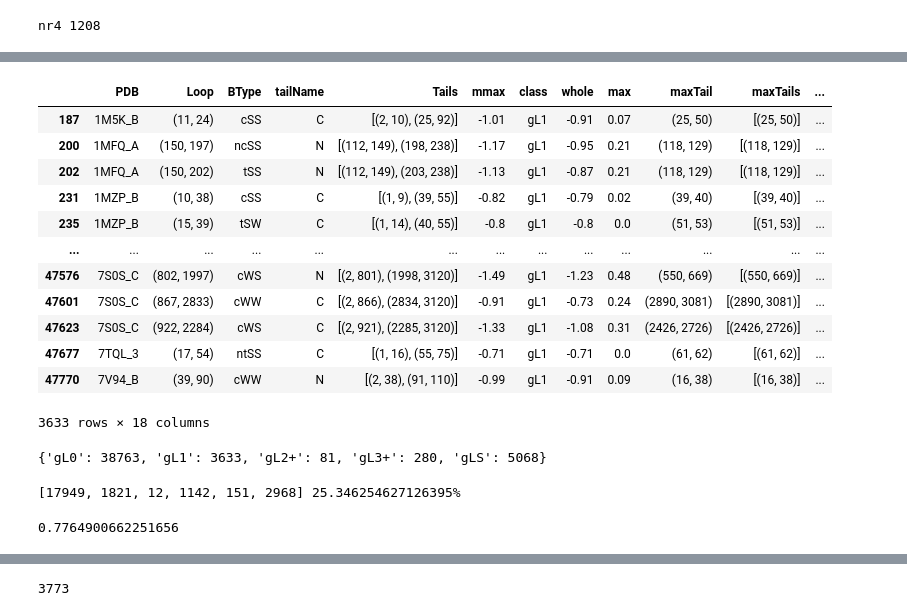
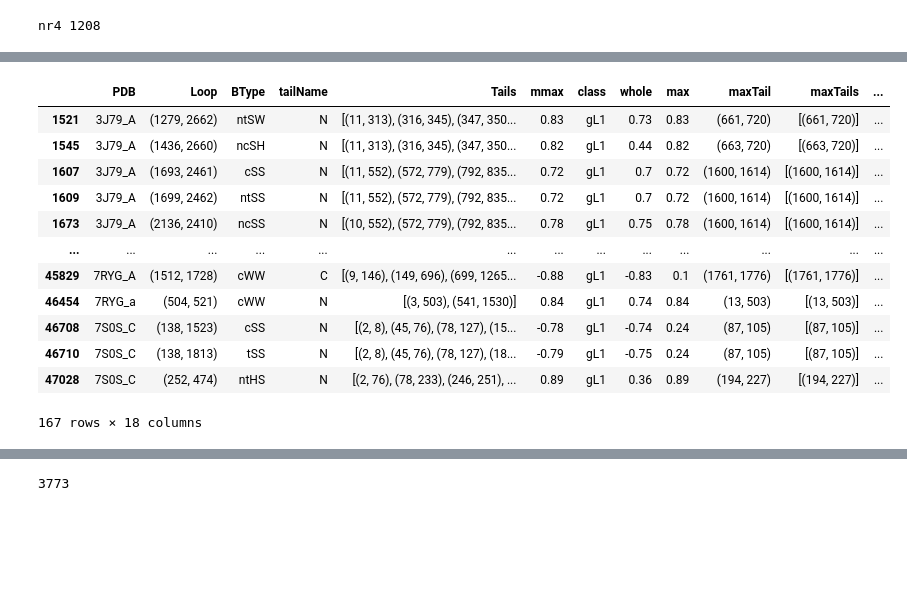
Before and after one commit to barbarajurzysta/GLN-RNA, a Jupyter notebook: analysis_new.ipynb, the cells around one changed output, grey strips where cells are left out. Drawn from its saved outputs; the diff is of its cells as text; code cells hidden in the pictures; blank space fills up the shorter version.

```diff
--- a/analysis_new.ipynb
+++ b/analysis_new.ipynb
@@ -123,10 +208,15 @@ def LTGaps(data,dirname):
+# %%
+dirs = ['maxbonds0', 'maxbonds1', 'maxbonds2', 'no_maxbonds']
 # %%
-data = splitDF("out.txt") # maxbonds = 0
-L = []
-for index,row in data.iterrows():
-    L.append(lens[row['PDB']])
-data['length'] = L    # dodaje dlugosci czasteczek do tabeli
+datas = []
+for d in dirs:
+    data = splitDF(f"results/{d}/out.txt")
+    L = []
+    for index,row in data.iterrows():
+        L.append(lens[row['PDB']])
+    data['length'] = L    # adding length of a chain to the dataframe
 
-lgaps,tgaps = LTGaps(data,'pliki/')
-data['LoopIdGaps'] = lgaps    # dziury w petli
-data['TailIdGaps'] = tgaps    # dziury w ogonie
+    lgaps,tgaps = LTGaps(data,'pliki/')
+    data['LoopIdGaps'] = lgaps    # gaps in the loop
+    data['TailIdGaps'] = tgaps    # gaps in the tail
+    datas.append(data)
@@ -149,16 +223,17 @@ data
 # %%
+data = datas[0]
 data[data['class'] == 'gL1']
 # %% [output]
 |  | PDB | Loop | BType | tailName | Tails | mmax | class | whole | max | maxTail | maxTails | ... |
-| 187 | 1M5K_B | (11, 24) | cSS | C | [(2, 10), (25, 92)] | -1.01 | gL1 | -0.91 | 0.07 | (25, 50) | [(25, 50)] | ... |
-| 200 | 1MFQ_A | (150, 197) | ncSS | N | [(112, 149), (198, 238)] | -1.17 | gL1 | -0.95 | 0.21 | (118, 129) | [(118, 129)] | ... |
-| 202 | 1MFQ_A | (150, 202) | tSS | N | [(112, 149), (203, 238)] | -1.13 | gL1 | -0.87 | 0.21 | (118, 129) | [(118, 129)] | ... |
-| 231 | 1MZP_B | (10, 38) | cSS | C | [(1, 9), (39, 55)] | -0.82 | gL1 | -0.79 | 0.02 | (39, 40) | [(39, 40)] | ... |
-| 235 | 1MZP_B | (15, 39) | tSW | C | [(1, 14), (40, 55)] | -0.8 | gL1 | -0.8 | 0.0 | (51, 53) | [(51, 53)] | ... |
+| 1521 | 3J79_A | (1279, 2662) | ntSW | N | [(11, 313), (316, 345), (347, 350... | 0.83 | gL1 | 0.73 | 0.83 | (661, 720) | [(661, 720)] | ... |
+| 1545 | 3J79_A | (1436, 2660) | ncSH | N | [(11, 313), (316, 345), (347, 350... | 0.82 | gL1 | 0.44 | 0.82 | (663, 720) | [(663, 720)] | ... |
+| 1607 | 3J79_A | (1693, 2461) | cSS | N | [(11, 552), (572, 779), (792, 835... | 0.72 | gL1 | 0.7 | 0.72 | (1600, 1614) | [(1600, 1614)] | ... |
+| 1609 | 3J79_A | (1699, 2462) | ntSS | N | [(11, 552), (572, 779), (792, 835... | 0.72 | gL1 | 0.7 | 0.72 | (1600, 1614) | [(1600, 1614)] | ... |
+| 1673 | 3J79_A | (2136, 2410) | ncSS | N | [(10, 552), (572, 779), (792, 835... | 0.78 | gL1 | 0.75 | 0.78 | (1600, 1614) | [(1600, 1614)] | ... |
 | ... | ... | ... | ... | ... | ... | ... | ... | ... | ... | ... | ... | ... |
-| 47576 | 7S0S_C | (802, 1997) | cWS | N | [(2, 801), (1998, 3120)] | -1.49 | gL1 | -1.23 | 0.48 | (550, 669) | [(550, 669)] | ... |
-| 47601 | 7S0S_C | (867, 2833) | cWW | C | [(2, 866), (2834, 3120)] | -0.91 | gL1 | -0.73 | 0.24 | (2890, 3081) | [(2890, 3081)] | ... |
-| 47623 | 7S0S_C | (922, 2284) | cWS | C | [(2, 921), (2285, 3120)] | -1.33 | gL1 | -1.08 | 0.31 | (2426, 2726) | [(2426, 2726)] | ... |
-| 47677 | 7TQL_3 | (17, 54) | ntSS | C | [(1, 16), (55, 75)] | -0.71 | gL1 | -0.71 | 0.0 | (61, 62) | [(61, 62)] | ... |
-| 47770 | 7V94_B | (39, 90) | cWW | N | [(2, 38), (91, 110)] | -0.99 | gL1 | -0.91 | 0.09 | (16, 38) | [(16, 38)] | ... |
+| 45829 | 7RYG_A | (1512, 1728) | cWW | C | [(9, 146), (149, 696), (699, 1265... | -0.88 | gL1 | -0.83 | 0.1 | (1761, 1776) | [(1761, 1776)] | ... |
+| 46454 | 7RYG_a | (504, 521) | cWW | N | [(3, 503), (541, 1530)] | 0.84 | gL1 | 0.74 | 0.84 | (13, 503) | [(13, 503)] | ... |
+| 46708 | 7S0S_C | (138, 1523) | cSS | N | [(2, 8), (45, 76), (78, 127), (15... | -0.78 | gL1 | -0.74 | 0.24 | (87, 105) | [(87, 105)] | ... |
+| 46710 | 7S0S_C | (138, 1813) | tSS | N | [(2, 8), (45, 76), (78, 127), (18... | -0.79 | gL1 | -0.75 | 0.24 | (87, 105) | [(87, 105)] | ... |
+| 47028 | 7S0S_C | (252, 474) | ntHS | N | [(2, 76), (78, 233), (246, 251), ... | 0.89 | gL1 | 0.36 | 0.89 | (194, 227) | [(194, 227)] | ... |
-3633 rows × 18 columns
+167 rows × 18 columns
@@ -176,36 +239,0 @@ data = DF2('results_no_maxbonds.txt')
-# %%
-print(lassoClasses(data))
-# lassoClass(data, 'gLS')
-# %% [output]
-{'gL0': 38763, 'gL1': 3633, 'gL2+': 81, 'gL3+': 280, 'gLS': 5068}
-# %%
-# jaka czesc petli ma skomplikowane lassa?
-
-def lassoStatsLoops(file):
-    D = [0,0,0,0,0,0] #gL0,gL1,gL2+,gL3+,gLS,gLL
-    gLL = set()
-    for index, row in DF(file).iterrows():
-        if row['Cclass'] in ['gL0','x'] and row['Nclass'] in ['gL0','x']:
-            place = 0
-        elif (row['Cclass'] in ['gL0','x'] and row['Nclass']=='gL1') or (row['Cclass']=='gL1' and row['Nclass'] in ['gL0','x']):
-            place = 1
-        elif (row['Cclass'] in ['gL0','x'] and row['Nclass']=='gL2+') or (row['Cclass']=='gL2+' and row['Nclass'] in ['gL0','x']):
-            place = 2
-        elif (row['Cclass'] in ['gL0','x'] and row['Nclass']=='gLS') or (row['Cclass']=='gLS' and row['Nclass'] in ['gL0','x']):
-            place = 3
-        elif (row['Cclass'] in ['gL0','x'] and row['Nclass']=='gL3+') or (row['Cclass']=='gL3+' and row['Nclass'] in ['gL0','x']):
-            place = 4
-        else:
-            place = 5
-            gLL.add(row['PDB'])
-        D[place]+=1
-    return D,gLL
-L, gLL0 = lassoStatsLoops("out.txt")
-print(L, str(sum(L[1:])/sum(L)*100)+'%')
-# %% [output]
-[17949, 1821, 12, 1142, 151, 2968] 25.346254627126395%
-# %%
-# jaka część struktur zawiera pętle, które mogą potencjalnie tworzyć lassa?
-len(set(data.PDB)) / len(rnas)
-# %% [output]
-0.7764900662251656
```
Also changed, not shown: parts of 41 cells of this notebook, 4 other files.
